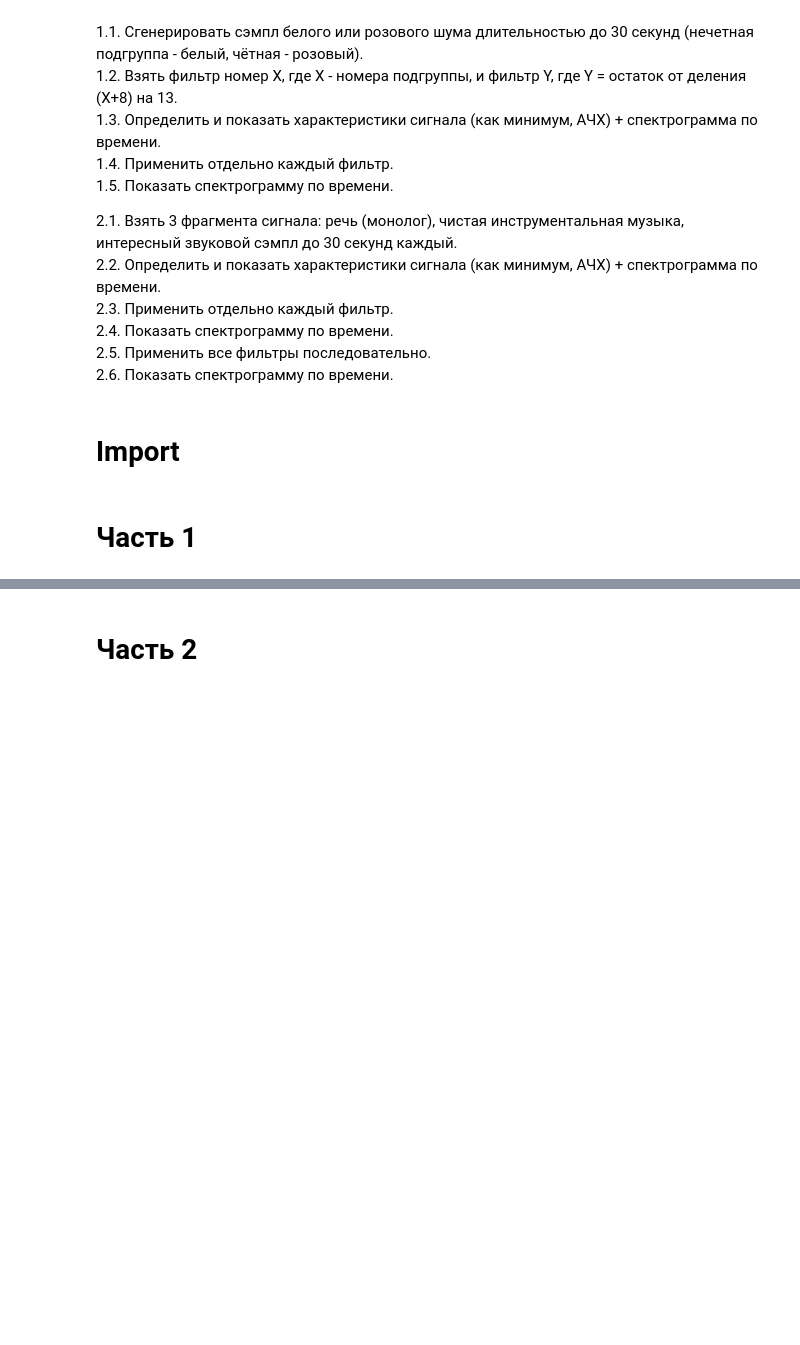
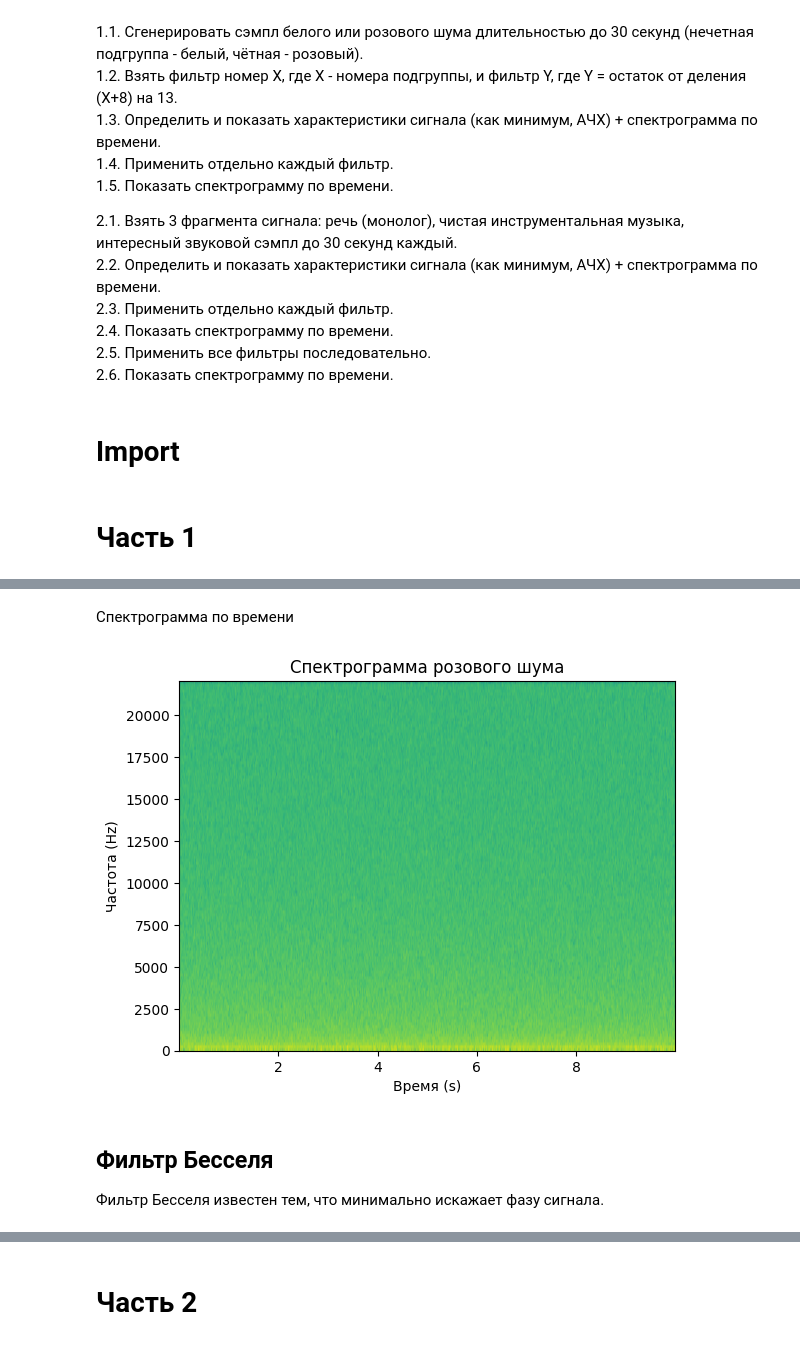
Before and after one commit to 0blto/speech-and-audio-processing-course, a Jupyter notebook: lab1.ipynb, the cells around one changed output, grey strips where cells are left out. Cells and saved outputs as stored; diff of their text form; code cells hidden in the pictures; blank space fills up the shorter version.

```diff
--- a/lab1.ipynb
+++ b/lab1.ipynb
@@ -21,0 +66,15 @@
+# %% [markdown]
+Спектрограмма по времени
+# %%
+plt.figure()
+plt.specgram(pink, Fs=fs)
+plt.title("Спектрограмма розового шума")
+plt.xlabel("Время (s)")
+plt.ylabel("Частота (Hz)")
+plt.show()
+# %% [output]
+[figure, added]
+# %% [markdown]
+## Фильтр Бесселя
+
+Фильтр Бесселя известен тем, что минимально искажает фазу сигнала.
```
Also changed, not shown: parts of 12 cells of this notebook, 1 other file.
